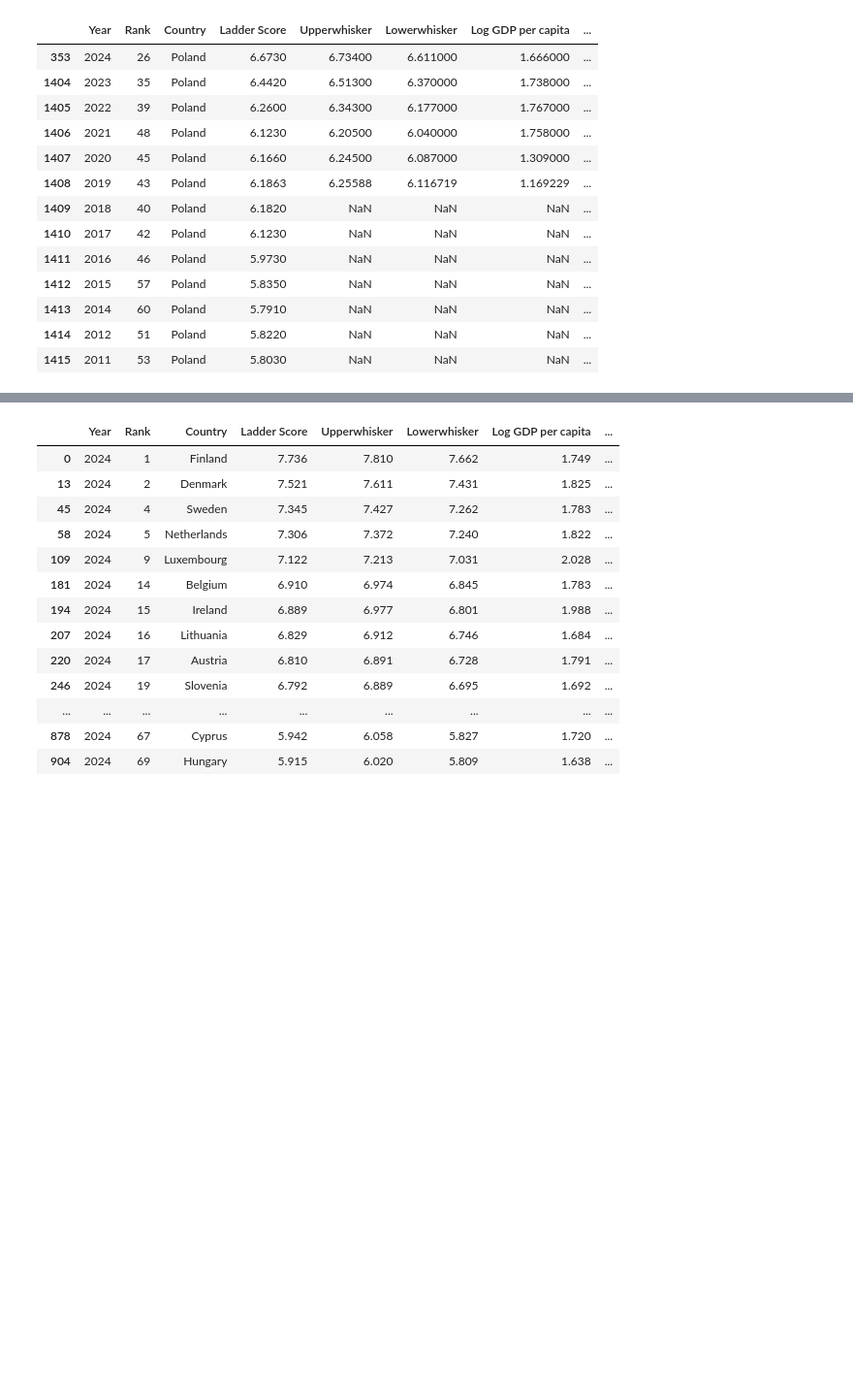
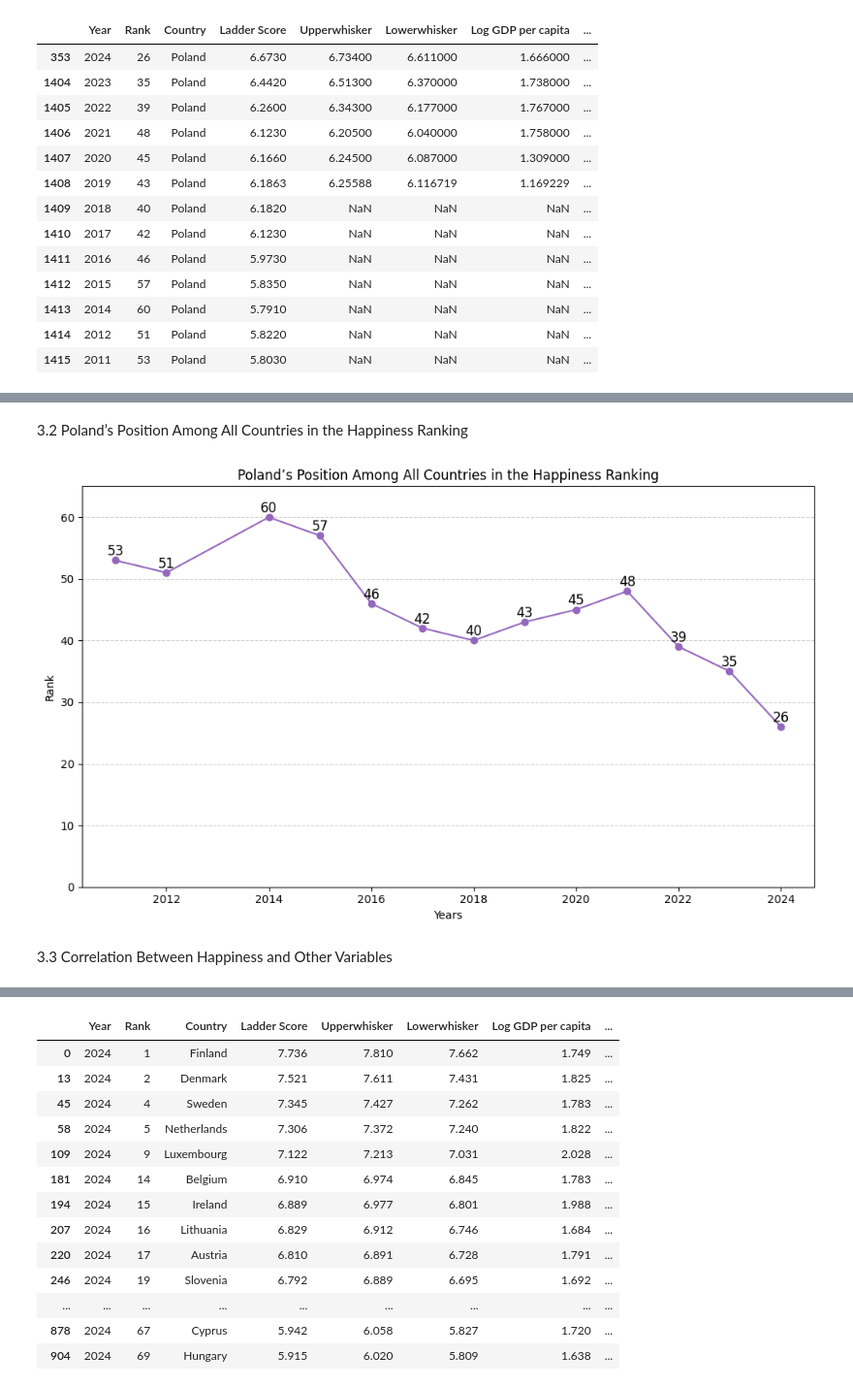
Before and after one commit to matcze/world_happiness, a Jupyter notebook: poland_happiness.ipynb, the cells around one changed output, grey strips where cells are left out. Shown: that part at 97% size. Drawn from its saved outputs; the diff is of its cells as text; code cells hidden in the pictures; blank space fills up the shorter version.

```diff
--- a/poland_happiness.ipynb
+++ b/poland_happiness.ipynb
@@ -62,0 +108,21 @@ plt.show()
+# %% [markdown]
+3.2 Poland’s Position Among All Countries in the Happiness Ranking
+# %%
+plt.figure(figsize=(10, 6))
+for x, y in zip(years, dataset_poland["Rank"]):
+    plt.text(x, y + 0.8, y, ha='center', fontsize=12)
+plt.plot(years, dataset_poland["Rank"], label="Ladder score", color='#9467bd', marker='o')
+
+plt.xlabel("Years")
+plt.ylabel("Rank")
+plt.ylim(0, 65)
+plt.title("Poland’s Position Among All Countries in the Happiness Ranking")
+
+plt.grid(axis="y", linestyle="--", alpha=0.6)
+
+plt.tight_layout()
+plt.show()
+# %% [output]
+[figure, added]
+# %% [markdown]
+3.3 Correlation Between Happiness and Other Variables
```
Also changed, not shown: parts of 17 cells of this notebook.
